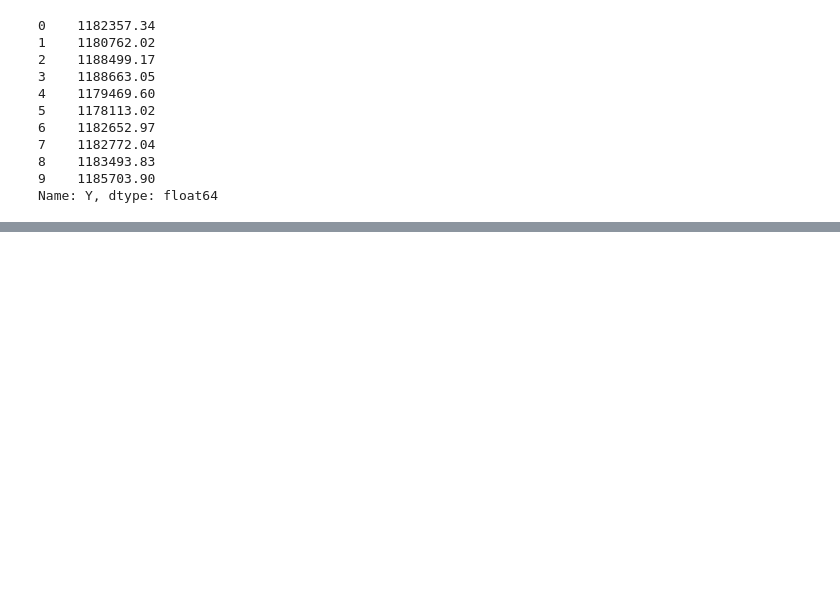
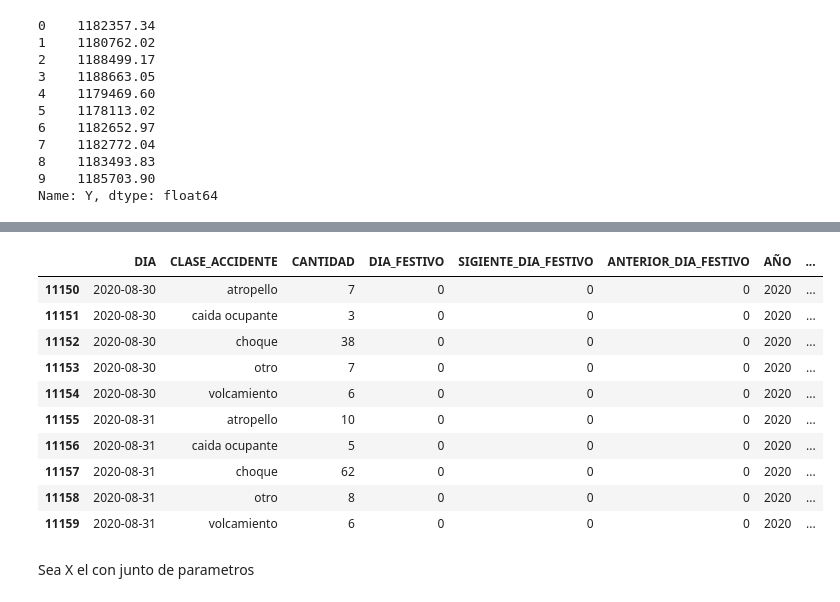
Before and after one commit to joscanoga/prediccion-de-incidentes-viales-en-la-ciudad-de-Medellin, a Jupyter notebook: notebook.ipynb, the cells around one changed output, grey strips where cells are left out. Drawn from its saved outputs; the diff is of its cells as text; code cells hidden in the pictures; blank space fills up the shorter version.

```diff
--- a/notebook.ipynb
+++ b/notebook.ipynb
@@ -310,0 +340,8 @@ df.to_csv("datosLimpios.csv")
+# %%
+df=data
+df["DIA"]=df["FECHA_ACCIDENTE"].apply(lambda x: x.date())
+df=df.groupby(["DIA","CLASE_ACCIDENTE"]).count()
+df.reset_index(inplace=True)
+df["CANTIDAD"]=df["AÑO"]
+df=df[["DIA","CLASE_ACCIDENTE","CANTIDAD"]]
+df
@@ -310,0 +362,29 @@ df.to_csv("datosLimpios.csv")
+# %%
+import holidays_co as co
+from datetime import timedelta
+#dia_festivo 1 si 0 no
+df["dia_festivo".upper()]=df["DIA"].apply(lambda x : int(co.is_holiday_date(x)))
+#sigiente_dia_festivo
+df["sigiente_dia_festivo".upper()]=df["DIA"].apply(lambda x : int(co.is_holiday_date(x+timedelta(days=1))))
+#anterior_dia_festivo
+df["anterior_dia_festivo".upper()]=df["DIA"].apply(lambda x : int(co.is_holiday_date(x-timedelta(days=1))))
+df["AÑO"]=df["DIA"].apply(lambda x : pd.Timestamp(x).year)
+df["MES"]=df["DIA"].apply(lambda x : pd.Timestamp(x).month)
+df["dia_de_la_semana".upper()]=df["dia".upper()].apply(lambda x : pd.Timestamp(x).day_of_week)
+df["semana_del_año".upper()]=df["dia".upper()].apply(lambda x : pd.Timestamp(x).week)
+df["dia_del_mes".upper()]=df["dia".upper()].apply(lambda x : pd.Timestamp(x).day)
+df.tail(10)
+# %% [output]
+|  | DIA | CLASE_ACCIDENTE | CANTIDAD | DIA_FESTIVO | SIGIENTE_DIA_FESTIVO | ANTERIOR_DIA_FESTIVO | AÑO | ... |
+| 11150 | 2020-08-30 | atropello | 7 | 0 | 0 | 0 | 2020 | ... |
+| 11151 | 2020-08-30 | caida ocupante | 3 | 0 | 0 | 0 | 2020 | ... |
+| 11152 | 2020-08-30 | choque | 38 | 0 | 0 | 0 | 2020 | ... |
+| 11153 | 2020-08-30 | otro | 7 | 0 | 0 | 0 | 2020 | ... |
+| 11154 | 2020-08-30 | volcamiento | 6 | 0 | 0 | 0 | 2020 | ... |
+| 11155 | 2020-08-31 | atropello | 10 | 0 | 0 | 0 | 2020 | ... |
+| 11156 | 2020-08-31 | caida ocupante | 5 | 0 | 0 | 0 | 2020 | ... |
+| 11157 | 2020-08-31 | choque | 62 | 0 | 0 | 0 | 2020 | ... |
+| 11158 | 2020-08-31 | otro | 8 | 0 | 0 | 0 | 2020 | ... |
+| 11159 | 2020-08-31 | volcamiento | 6 | 0 | 0 | 0 | 2020 | ... |
+# %% [markdown]
+Sea X el con junto de parametros
```
Also changed, not shown: parts of 17 cells of this notebook.
